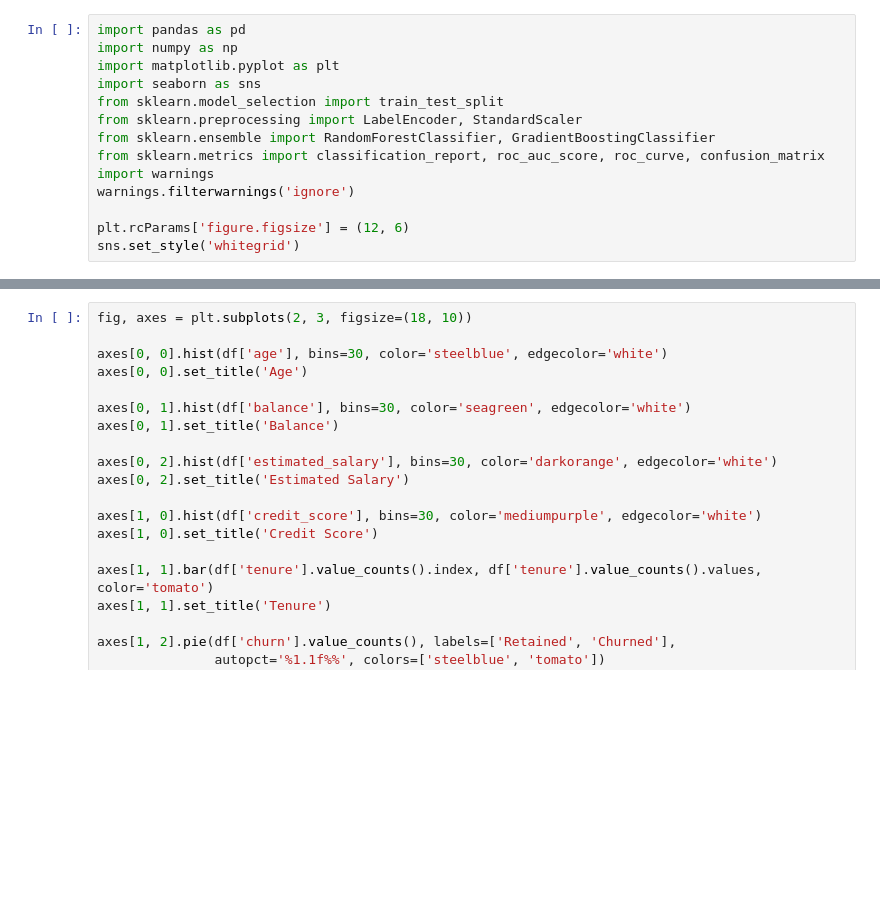
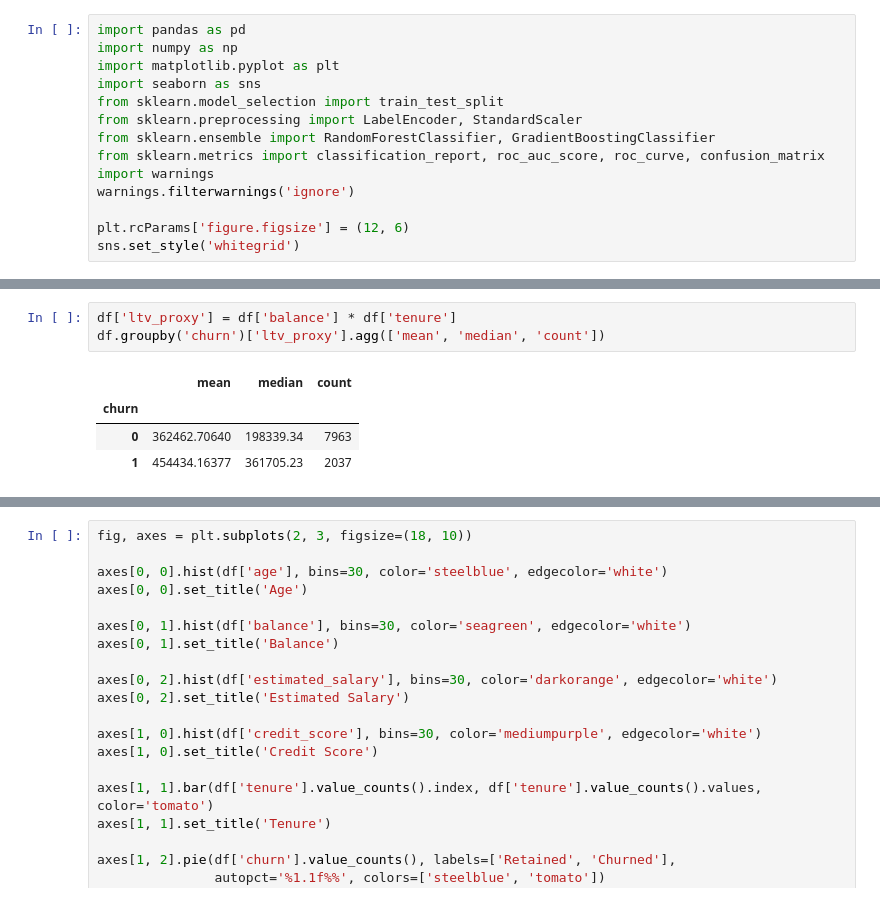
Before and after one commit to CEGGANASLATZOLATLAN/ltvChurnAnalysis, a Jupyter notebook: ltv.ipynb, the cells around one changed output, grey strips where cells are left out. Drawn from its saved outputs; the diff is of its cells as text; blank space fills up the shorter version.

```diff
--- a/ltv.ipynb
+++ b/ltv.ipynb
@@ -27,0 +150,8 @@ df.describe()
+# %%
+df['ltv_proxy'] = df['balance'] * df['tenure']
+df.groupby('churn')['ltv_proxy'].agg(['mean', 'median', 'count'])
+# %% [output]
+|  | mean | median | count |
+| churn |  |  |  |
+| 0 | 362462.70640 | 198339.34 | 7963 |
+| 1 | 454434.16377 | 361705.23 | 2037 |
```
Also changed, not shown: parts of 26 cells of this notebook.
